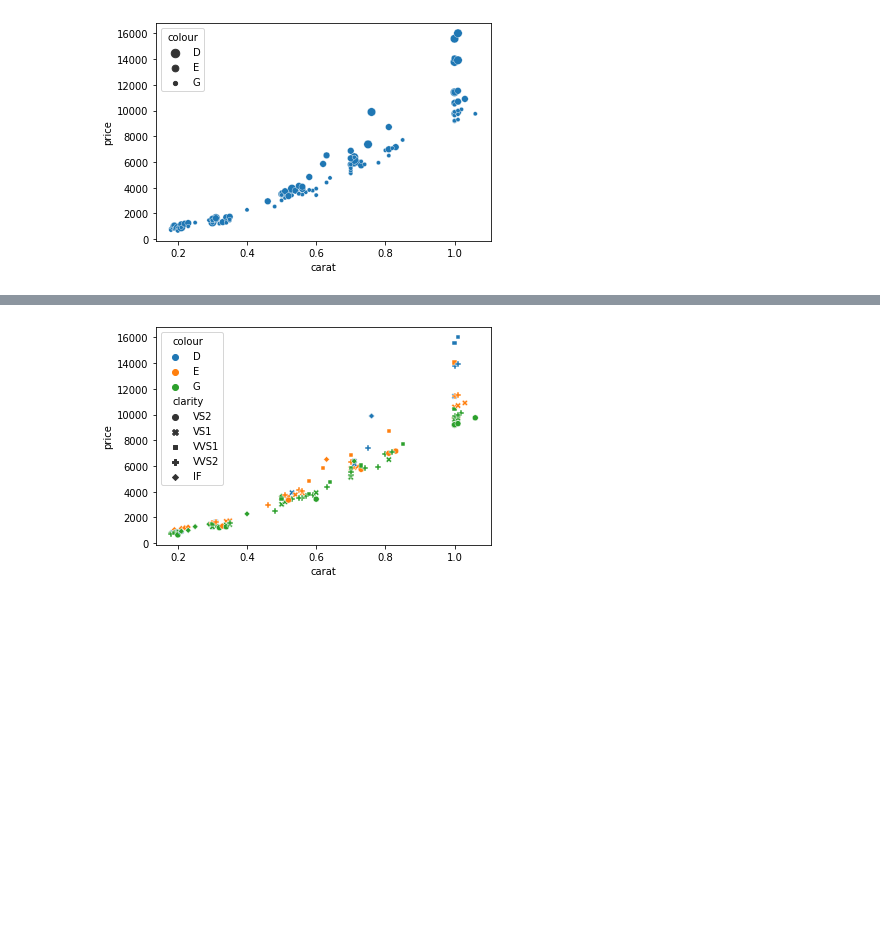
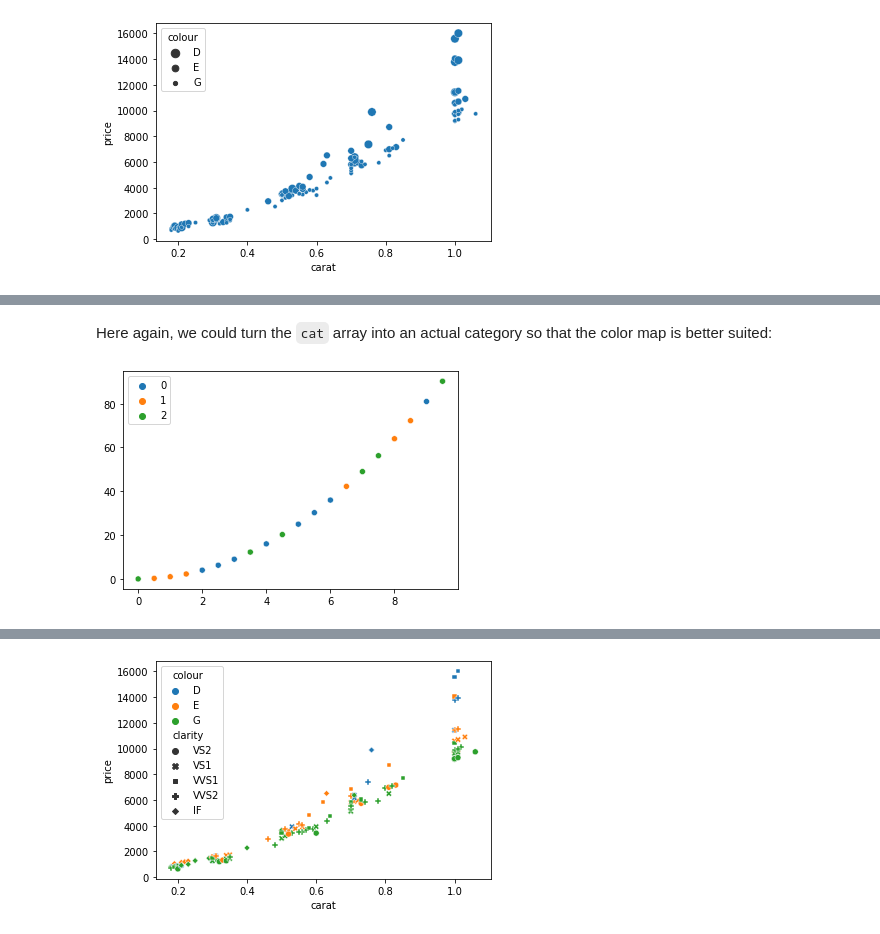
Before and after one commit to guiwitz/DAVPy, a Jupyter notebook: 13-Seaborn_concept.ipynb, the cells around one changed output, grey strips where cells are left out. Cells and saved outputs as stored; diff of their text form; code cells hidden in the pictures; blank space fills up the shorter version.

````diff
--- a/13-Seaborn_concept.ipynb
+++ b/13-Seaborn_concept.ipynb
@@ -73,0 +106,6 @@ ax = sns.scatterplot(data=diams, x='carat', y='price', size='colour', ax=ax);
+# %% [markdown]
+Here again, we could turn the ```cat``` array into an actual category so that the color map is better suited:
+# %%
+sns.scatterplot(x=x_array, y=y_array, hue=pd.Categorical(cat));
+# %% [output]
+[figure, added]
````
Also changed, not shown: parts of 15 cells of this notebook.
